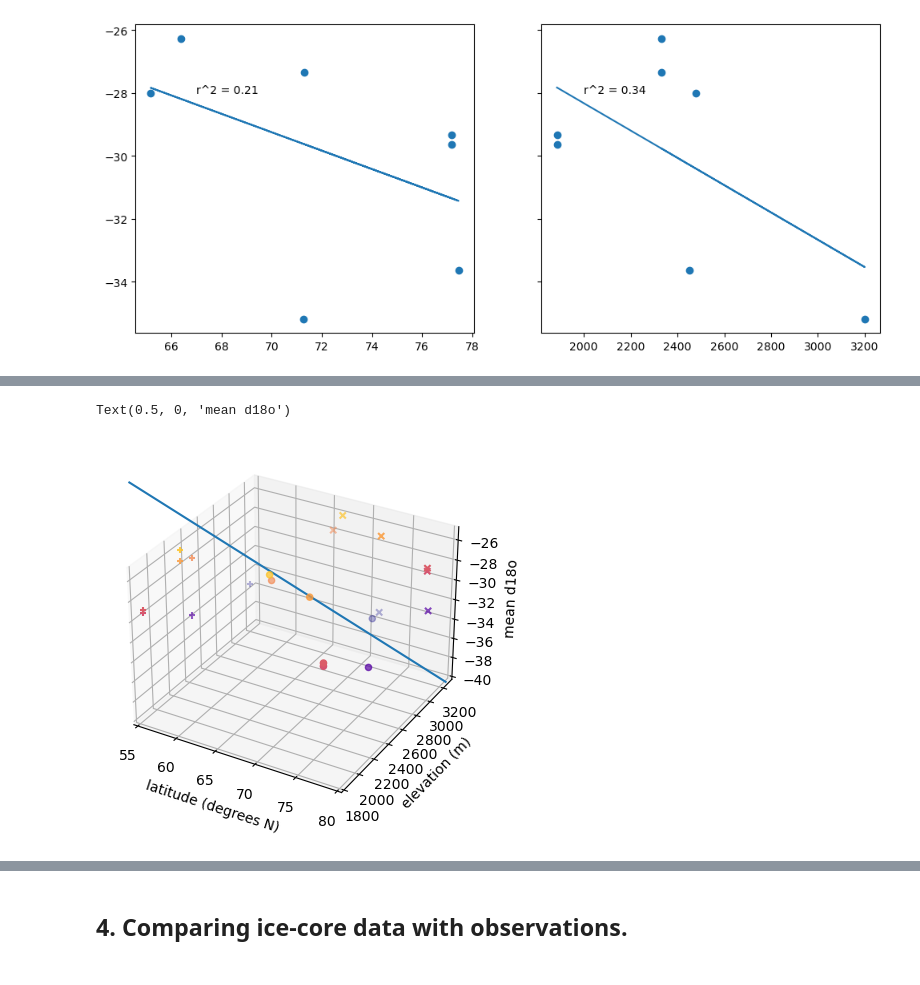
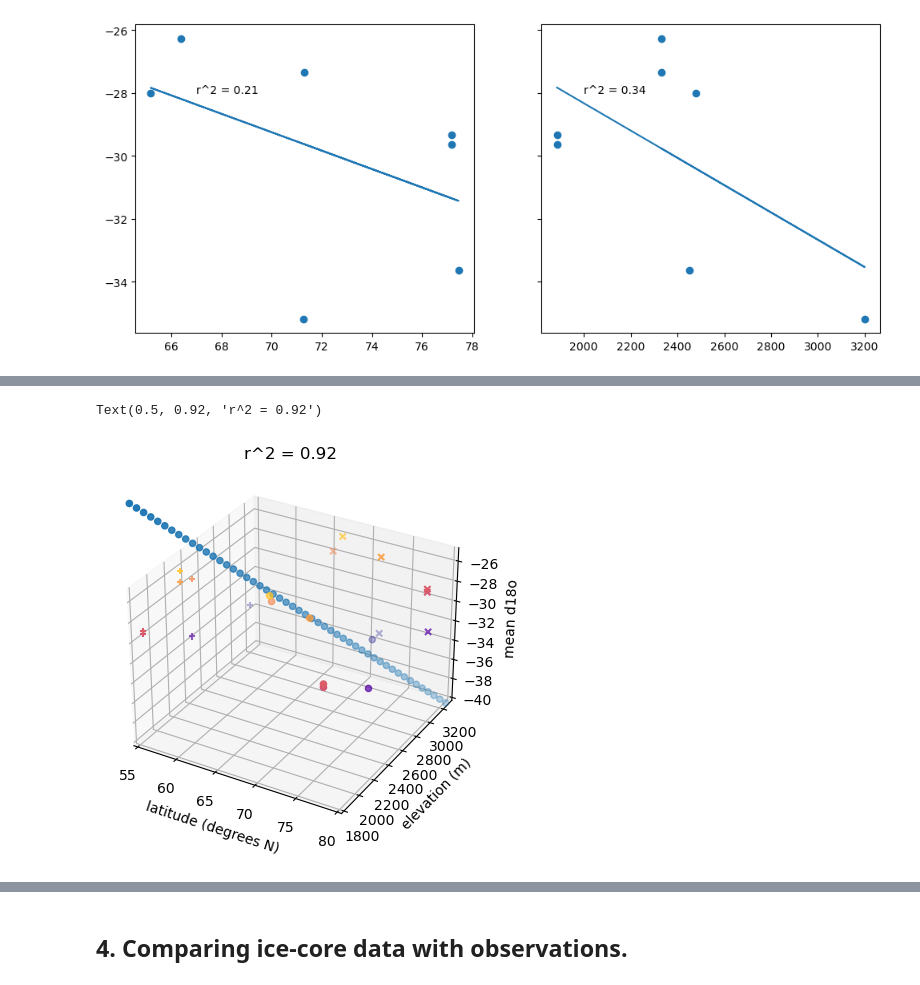
Before and after one commit to glugeorge/stable_isotope_final, a Jupyter notebook: ice_core_analysis.ipynb, the cells around one changed output, grey strips where cells are left out. Drawn from its saved outputs; the diff is of its cells as text; code cells hidden in the pictures.

```diff
--- a/ice_core_analysis.ipynb
+++ b/ice_core_analysis.ipynb
@@ -268,32 +281,37 @@ array([[-0.53422932, -0.0069011 ]])
 # %%
 import matplotlib.colors as cl
 import matplotlib.cm as cmx
 
 fig = plt.figure()
 cs = core_info.mean_d18o.values
 cm = plt.get_cmap('plasma')
 cNorm = cl.Normalize(vmin=min(cs), vmax=max(cs)*0.95)
 scalarMap = cmx.ScalarMappable(norm=cNorm, cmap=cm)
 ax = fig.add_subplot(projection='3d')
 ax.scatter(core_info.lat, core_info.mean_d18o, zs=3300, zdir='y', c=scalarMap.to_rgba(cs),linestyle='None',marker='x')
 ax.scatter(core_info.h, core_info.mean_d18o, zs=55, zdir='x', c=scalarMap.to_rgba(cs),linestyle='None',marker='+')
 #ax.scatter(core_info.lat, core_info.h, zs=-40, zdir='z', c=scalarMap.to_rgba(cs),linestyle='None',marker='*')
 ax.scatter(core_info.lat,core_info.h,core_info.mean_d18o,c=scalarMap.to_rgba(cs),linestyle='None',marker='o')
 
+x_new = np.concatenate((core_info.lat.values,core_info.h.values)).reshape(len(core_info.lat.values),2,order='F')
+regr.fit(x_new, y)
+r2 = r2_score(y,regr.predict(x_new))
+
 x_fit = np.linspace(55,80)
 y_fit = np.linspace(1800,3300)
 x_pred = np.concatenate((x_fit,y_fit)).reshape(50,2,order='F')
 z_pred = regr.predict(x_pred)
-ax.plot(x_fit,y_fit,z_pred.reshape(len(z_pred),))
+ax.scatter(x_fit,y_fit,z_pred.reshape(len(z_pred),))
 
 ax.set_xlim([55, 80])
 ax.set_ylim([1800, 3300])
 ax.set_zlim([-40,-25])
 
 # Set the axis labels
 ax.set_xlabel('latitude (degrees N)')
 ax.set_ylabel('elevation (m)')
 ax.set_zlabel('mean d18o')
+ax.set_title(f"r^2 = {r2:.2}")
 # %% [output]
-Text(0.5, 0, 'mean d18o')
+Text(0.5, 0.92, 'r^2 = 0.92')
-[figure, old version]
+[figure, new version]
```
Also changed, not shown: parts of 20 cells of this notebook.
